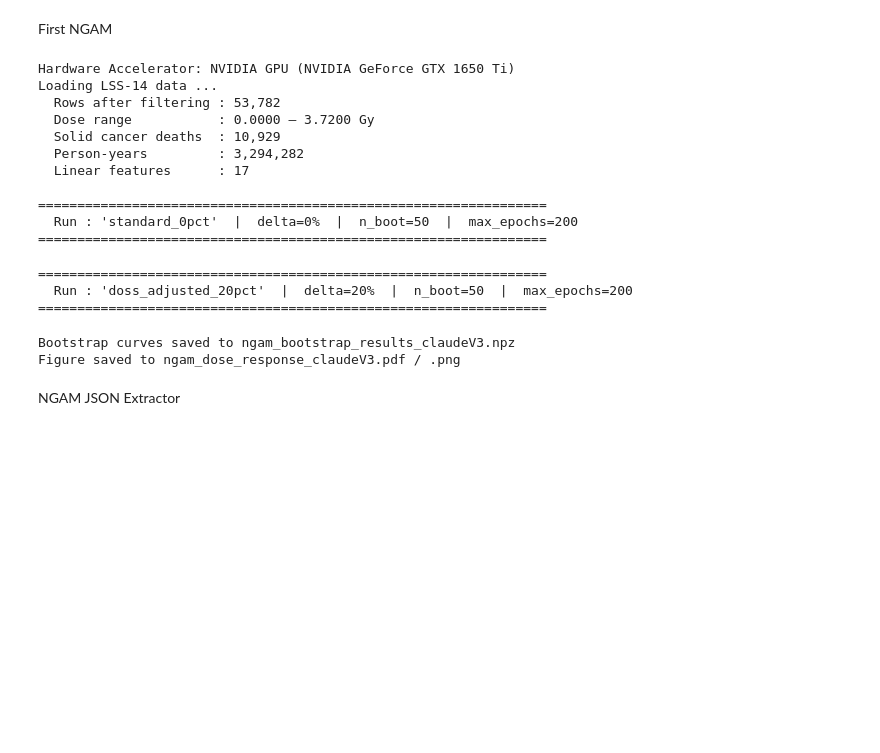
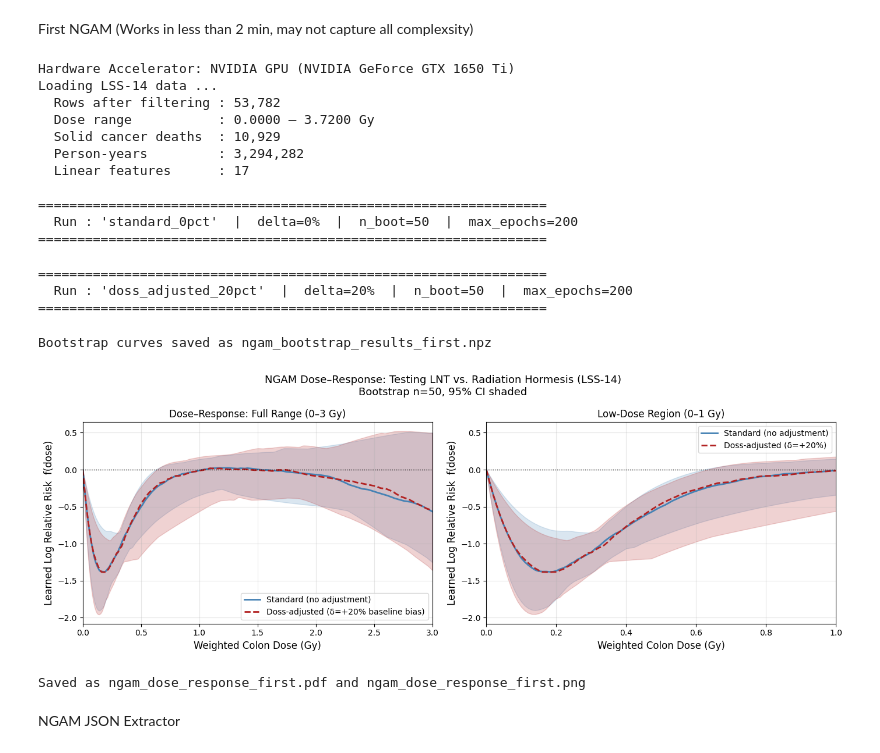
Before and after one commit to itsMe-Wario/Radiation-Research, a Jupyter notebook: new_try.ipynb, the cells around one changed output. Drawn from its saved outputs; the diff is of its cells as text; code cells hidden in the pictures; blank space fills up the shorter version.

```diff
--- a/new_try.ipynb
+++ b/new_try.ipynb
@@ -65,7 +1,7 @@ Cancer Mortality Rates for Low-Dose Categories:
 # %% [markdown]
-First NGAM
+First NGAM (Works in less than 2 min, may not capture all complexsity)
 # %%
-"""
+"""Datatrained_models/
 Neural Generalized Additive Model (NGAM) for Dose-Response Analysis
 of Atomic Bomb Survivor (LSS-14) Solid Cancer Mortality Data.
 
@@ -276,7 +212,7 @@ def bootstrap_ngam(
     epochs: int = 200,
     lr: float = 0.01,
     weight_decay: float = 1e-4,
-    patience: int = 15,
+    patience: int = 100,
     min_delta: float = 1e-5,
     dose_grid_max: float = 3.0,
     run_name: str = "standard",
@@ -369,7 +305,7 @@ def bootstrap_ngam(
 
         torch.save(
             model.state_dict(),
-            os.path.join("trained_models", f"ngam_{run_name}_boot_{b:03d}.pth"),
+            os.path.join("trained_models_first_ngam", f"ngam_{run_name}_boot_{b:03d}.pth"),
         )
 
     return np.array(all_shapes), dose_grid.cpu().numpy().flatten()
@@ -462,12 +398,12 @@ if __name__ == "__main__":
     # 4.7  Save raw bootstrap curves for independent verification
     # ----------------------------------------------------------
     np.savez(
-        "ngam_bootstrap_results_claudeV3.npz",
+        "trained_models/ngam_bootstrap_results_first.npz",
         dose_grid   = dose_grid,
         shapes_std  = shapes_std,
         shapes_doss = shapes_doss,
     )
-    print("\nBootstrap curves saved to ngam_bootstrap_results_claudeV3.npz")
+    print("\nBootstrap curves saved as ngam_bootstrap_results_first.npz")
 
     # ----------------------------------------------------------
     # 4.8  Publication-quality figure (replicating Doss 2013 Figs 2–3)
@@ -505,38 +441,39 @@ if __name__ == "__main__":
     ax.axhline(0, color="black", lw=1.0, linestyle=":")
     ax.set_xlabel("Weighted Colon Dose (Gy)", fontsize=12)
     ax.set_ylabel("Learned Log Relative Risk  f(dose)", fontsize=12)
     ax.set_title("Low-Dose Region (0–1 Gy)", fontsize=12)
     ax.legend(fontsize=10)
     ax.grid(True, alpha=0.3)
     ax.set_xlim(0, 1.0)
 
     fig.suptitle(
         "NGAM Dose–Response: Testing LNT vs. Radiation Hormesis (LSS-14)\n"
         f"Bootstrap n={N_BOOTSTRAPS}, 95% CI shaded",
         fontsize=13,
     )
     plt.tight_layout()
-    plt.savefig("ngam_dose_response_claudeV3.pdf", dpi=300)
-    plt.savefig("ngam_dose_response_claudeV3.png", dpi=300)
+    plt.savefig("pdf/ngam_dose_response_first.pdf", dpi=300)
+    plt.savefig("all charts/ngam_dose_response_first.png", dpi=300)
     plt.show()
-    print("Figure saved to ngam_dose_response_claudeV3.pdf / .png")
+    print("Saved as ngam_dose_response_first.pdf and ngam_dose_response_first.png")
 # %% [output]
 Hardware Accelerator: NVIDIA GPU (NVIDIA GeForce GTX 1650 Ti)
 Loading LSS-14 data ...
   Rows after filtering : 53,782
   Dose range           : 0.0000 – 3.7200 Gy
   Solid cancer deaths  : 10,929
   Person-years         : 3,294,282
   Linear features      : 17
 
 =================================================================
   Run : 'standard_0pct'  |  delta=0%  |  n_boot=50  |  max_epochs=200
 =================================================================
 =================================================================
   Run : 'doss_adjusted_20pct'  |  delta=20%  |  n_boot=50  |  max_epochs=200
 =================================================================
-Bootstrap curves saved to ngam_bootstrap_results_claudeV3.npz
-Figure saved to ngam_dose_response_claudeV3.pdf / .png
+Bootstrap curves saved as ngam_bootstrap_results_first.npz
+[figure, added]
+Saved as ngam_dose_response_first.pdf and ngam_dose_response_first.png
 # %% [markdown]
 NGAM JSON Extractor
 # %%
```
Also changed, not shown: parts of 30 cells of this notebook, 2 other files.
